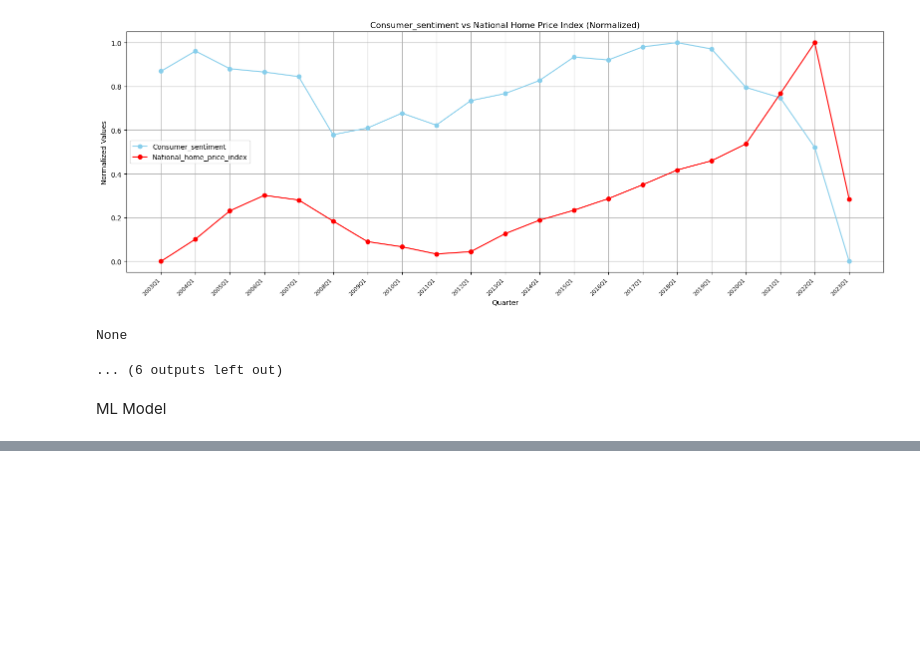
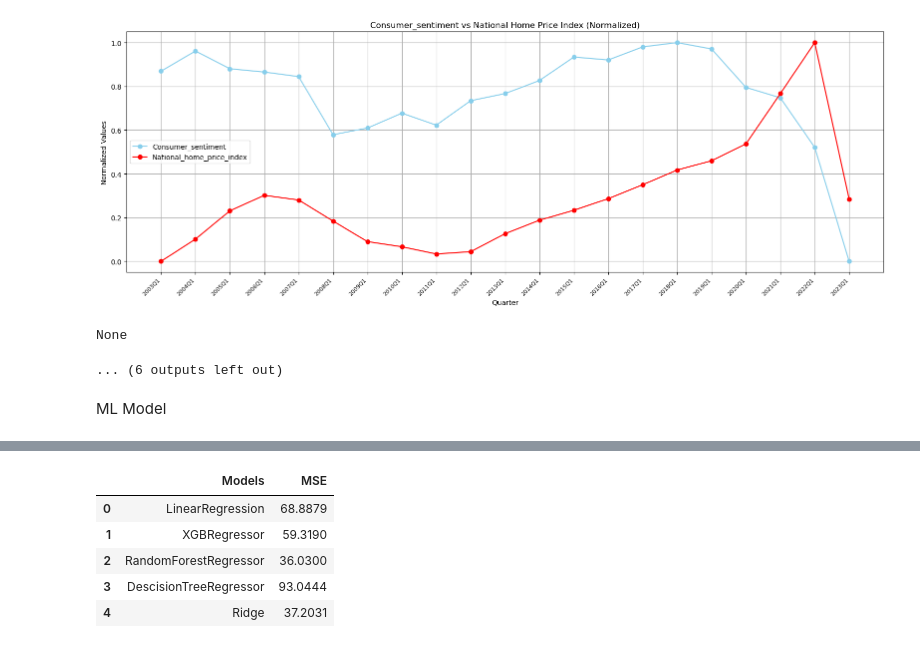
Before and after one commit to codeefy/Machine-Learning-Project, a Jupyter notebook: US Home Price Prediction/homenotebook.ipynb, the cells around one changed output, grey strips where cells are left out. Drawn from its saved outputs; the diff is of its cells as text; code cells hidden in the pictures; blank space fills up the shorter version.

```diff
--- a/US Home Price Prediction/homenotebook.ipynb
+++ b/US Home Price Prediction/homenotebook.ipynb
@@ -394,0 +449,10 @@ ML Model
+# %%
+model_mse_df = pd.DataFrame({'Models': models, 'MSE': model_mse})
+model_mse_df
+# %% [output]
+|  | Models | MSE |
+| 0 | LinearRegression | 68.8879 |
+| 1 | XGBRegressor | 59.3190 |
+| 2 | RandomForestRegressor | 36.0300 |
+| 3 | DescisionTreeRegressor | 93.0444 |
+| 4 | Ridge | 37.2031 |
```
Also changed, not shown: parts of 7 cells of this notebook.
